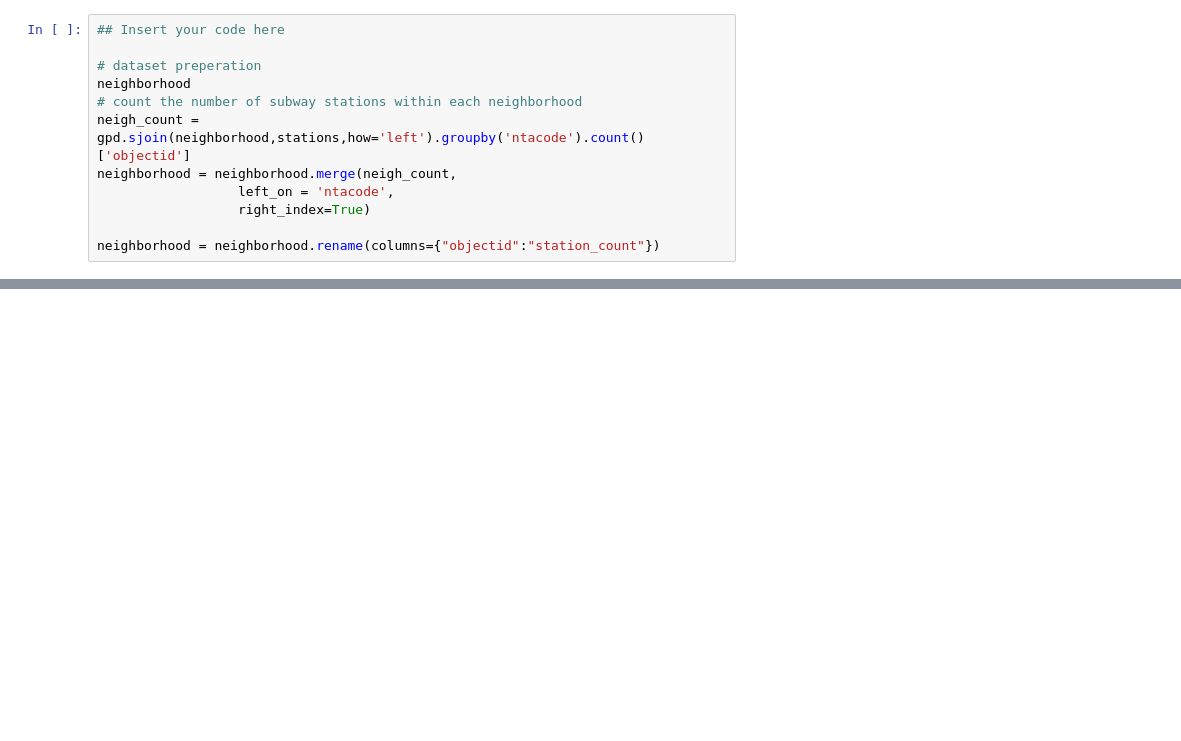
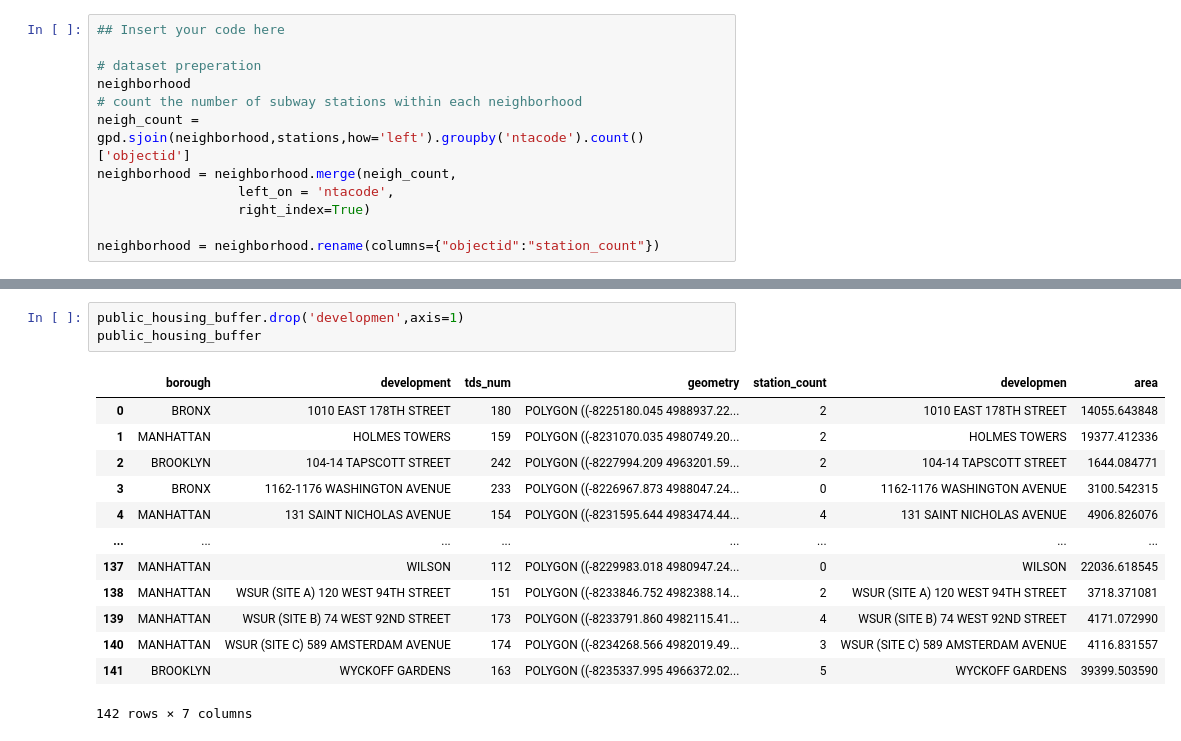
Before and after one commit to RainCyz/4680_5680_intro_uds, a Jupyter notebook: Week2/Yucheng_s_Solutions/W2_geopandas_Yucheng.ipynb, the cells around one changed output, grey strips where cells are left out. Drawn from its saved outputs; the diff is of its cells as text; blank space fills up the shorter version.

```diff
--- a/Week2/Yucheng_s_Solutions/W2_geopandas_Yucheng.ipynb
+++ b/Week2/Yucheng_s_Solutions/W2_geopandas_Yucheng.ipynb
@@ -758,0 +799,17 @@ neighborhood.plot(column='station_count',
+# %%
+public_housing_buffer.drop('developmen',axis=1)
+public_housing_buffer
+# %% [output]
+|  | borough | development | tds_num | geometry | station_count | developmen | area |
+| 0 | BRONX | 1010 EAST 178TH STREET | 180 | POLYGON ((-8225180.045 4988937.22... | 2 | 1010 EAST 178TH STREET | 14055.643848 |
+| 1 | MANHATTAN | HOLMES TOWERS | 159 | POLYGON ((-8231070.035 4980749.20... | 2 | HOLMES TOWERS | 19377.412336 |
+| 2 | BROOKLYN | 104-14 TAPSCOTT STREET | 242 | POLYGON ((-8227994.209 4963201.59... | 2 | 104-14 TAPSCOTT STREET | 1644.084771 |
+| 3 | BRONX | 1162-1176 WASHINGTON AVENUE | 233 | POLYGON ((-8226967.873 4988047.24... | 0 | 1162-1176 WASHINGTON AVENUE | 3100.542315 |
+| 4 | MANHATTAN | 131 SAINT NICHOLAS AVENUE | 154 | POLYGON ((-8231595.644 4983474.44... | 4 | 131 SAINT NICHOLAS AVENUE | 4906.826076 |
+| ... | ... | ... | ... | ... | ... | ... | ... |
+| 137 | MANHATTAN | WILSON | 112 | POLYGON ((-8229983.018 4980947.24... | 0 | WILSON | 22036.618545 |
+| 138 | MANHATTAN | WSUR (SITE A) 120 WEST 94TH STREET | 151 | POLYGON ((-8233846.752 4982388.14... | 2 | WSUR (SITE A) 120 WEST 94TH STREET | 3718.371081 |
+| 139 | MANHATTAN | WSUR (SITE B) 74 WEST 92ND STREET | 173 | POLYGON ((-8233791.860 4982115.41... | 4 | WSUR (SITE B) 74 WEST 92ND STREET | 4171.072990 |
+| 140 | MANHATTAN | WSUR (SITE C) 589 AMSTERDAM AVENUE | 174 | POLYGON ((-8234268.566 4982019.49... | 3 | WSUR (SITE C) 589 AMSTERDAM AVENUE | 4116.831557 |
+| 141 | BROOKLYN | WYCKOFF GARDENS | 163 | POLYGON ((-8235337.995 4966372.02... | 5 | WYCKOFF GARDENS | 39399.503590 |
+142 rows × 7 columns
```
Also changed, not shown: parts of 12 cells of this notebook, 4 other files.
